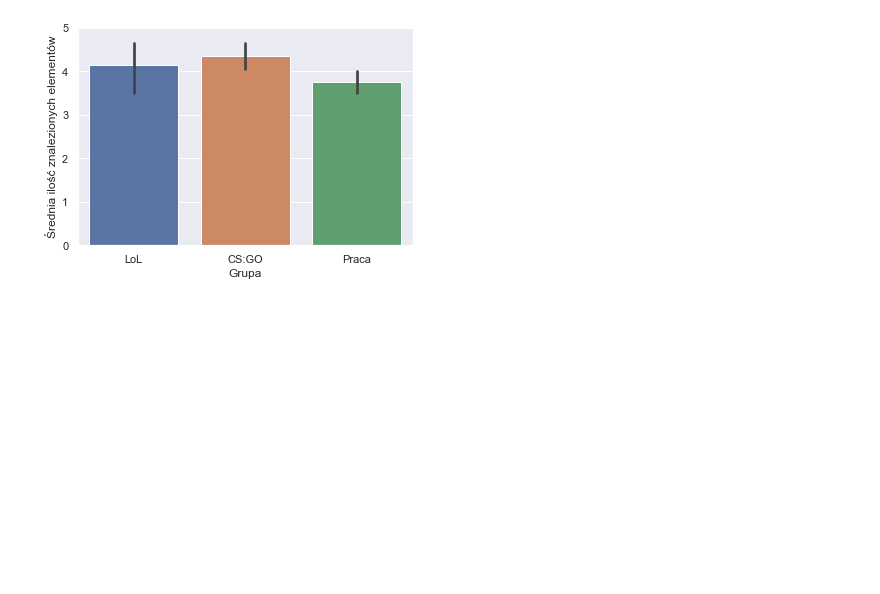
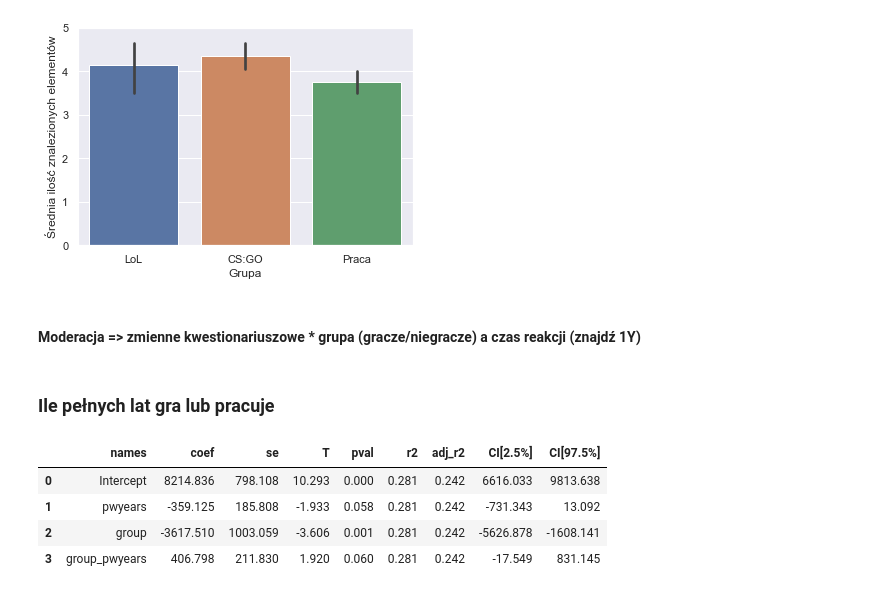
Before and after one commit to tomsitoms/Gracze_mgr, a Jupyter notebook: vsc.ipynb, the cells around one changed output. Cells and saved outputs as stored; diff of their text form; code cells hidden in the pictures; blank space fills up the shorter version.

```diff
--- a/vsc.ipynb
+++ b/vsc.ipynb
@@ -20,7 +20,7 @@ q = q.rename({'Participant Private ID':'id','Grupa':'group','Czy uzywa klawiatur
          'Wiek':'age','Płec':'sex','Stan cywilny':'marital','Najwyższy ukonczony stopień edukacji':'edu',
           'Liczba ukończonych lat edukacji':'eduyears','Wielkość miasta zamieszkania':'size','Częstotliwość gry lub pracy':'pwfreq',
          'Ile pełnych lat gra lub pracuje':'pwyears','Średnia liczba godzin gry lub pracy dziennie w ostatnich 3 miesiącach':'pwhrsdaily3mo',
-         'Średnia liczba godzin gry lub pracy tygodniowo w ostatnich 3 miesiącach':'pwhrsweeky3mo',
+         'Średnia liczba godzin gry lub pracy tygodniowo w ostatnich 3 miesiącach':'pwhrsweekly3mo',
           'Czy kiedykolwiek czerpał korzyści materialne z grania w gry komputerowe?':'gainsever',
           'Czy obecnie utrzymuje się z grania w gry komputerowe?':'upkeepgamesnow',
          'Czy planuje kiedyś utrzymywać się z grania w gry komputerowe?':'upkeepgamesfuture'}, axis = 1)
@@ -160,3 +160,24 @@ g.set(yticks=np.arange(0,5.1,1))
 plt.show()
 # %% [output]
 [figure]
+# %% [markdown]
+#### Moderacja => zmienne kwestionariuszowe * grupa (gracze/niegracze) a czas reakcji (znajdź 1Y)
+# %%
+q2 = q[['id','group','pwyears','pwhrsdaily3mo','pwhrsweekly3mo']]
+# %%
+mod1 = pd.merge(desc1, q2)
+
+mod1['group'] = mod1['group'].map({"LoL":1,"CS:GO":1,"Praca":0})
+
+for v in ["pwyears","pwhrsdaily3mo","pwhrsweekly3mo"]:
+    mod1[f'group_{v}'] = mod1['group']*mod1[v]
+# %% [markdown]
+### Ile pełnych lat gra lub pracuje
+# %%
+pg.linear_regression(X = mod1[['pwyears','group','group_pwyears']], y= mod1['rt'],add_intercept=True).round(3)
+# %% [output]
+|  | names | coef | se | T | pval | r2 | adj_r2 | CI[2.5%] | CI[97.5%] |
+| 0 | Intercept | 8214.836 | 798.108 | 10.293 | 0.000 | 0.281 | 0.242 | 6616.033 | 9813.638 |
+| 1 | pwyears | -359.125 | 185.808 | -1.933 | 0.058 | 0.281 | 0.242 | -731.343 | 13.092 |
+| 2 | group | -3617.510 | 1003.059 | -3.606 | 0.001 | 0.281 | 0.242 | -5626.878 | -1608.141 |
+| 3 | group_pwyears | 406.798 | 211.830 | 1.920 | 0.060 | 0.281 | 0.242 | -17.549 | 831.145 |
```
Also changed, not shown: parts of 18 cells of this notebook.
